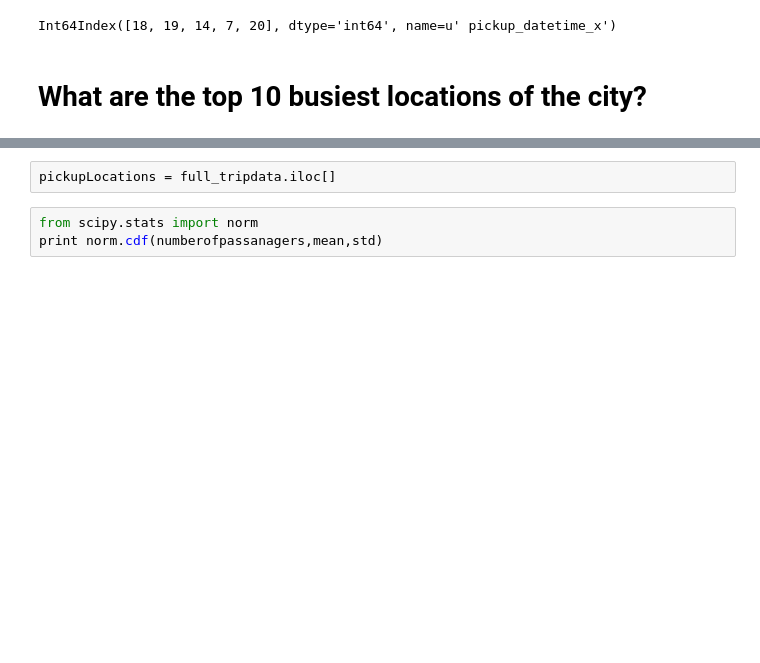
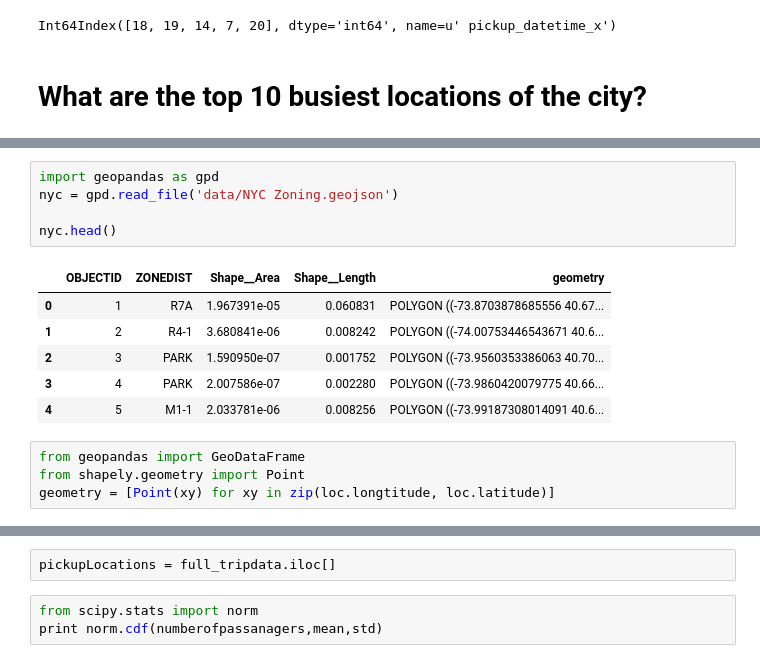
Before and after one commit to emali1/NYCTaxi, a Jupyter notebook: DataPrepare.ipynb, the cells around one changed output, grey strips where cells are left out. Cells and saved outputs as stored; diff of their text form; blank space fills up the shorter version.

```diff
--- a/DataPrepare.ipynb
+++ b/DataPrepare.ipynb
@@ -124,0 +162,16 @@ full_tripdata.columns()
+# %%
+import geopandas as gpd
+nyc = gpd.read_file('data/NYC Zoning.geojson')
+
+nyc.head()
+# %% [output]
+|  | OBJECTID | ZONEDIST | Shape__Area | Shape__Length | geometry |
+| 0 | 1 | R7A | 1.967391e-05 | 0.060831 | POLYGON ((-73.8703878685556 40.67... |
+| 1 | 2 | R4-1 | 3.680841e-06 | 0.008242 | POLYGON ((-74.00753446543671 40.6... |
+| 2 | 3 | PARK | 1.590950e-07 | 0.001752 | POLYGON ((-73.9560353386063 40.70... |
+| 3 | 4 | PARK | 2.007586e-07 | 0.002280 | POLYGON ((-73.9860420079775 40.66... |
+| 4 | 5 | M1-1 | 2.033781e-06 | 0.008256 | POLYGON ((-73.99187308014091 40.6... |
+# %%
+from geopandas import GeoDataFrame
+from shapely.geometry import Point
+geometry = [Point(xy) for xy in zip(loc.longtitude, loc.latitude)]
```
Also changed, not shown: parts of 5 cells of this notebook.
